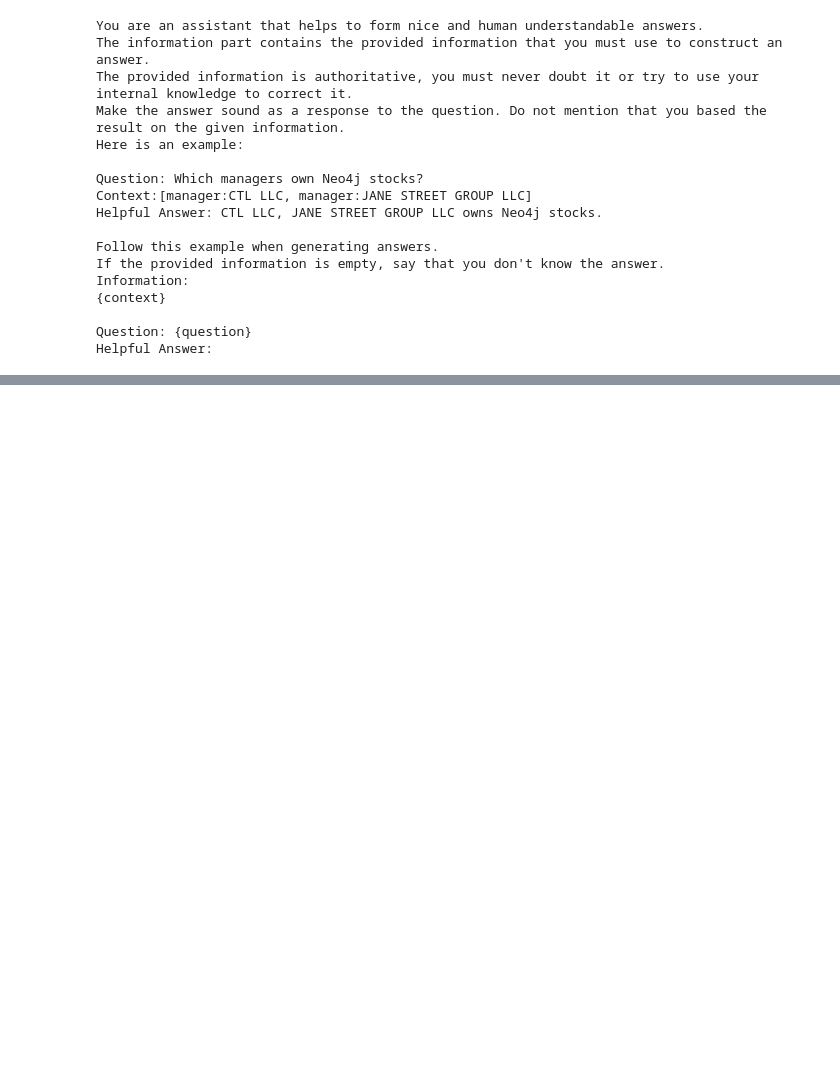
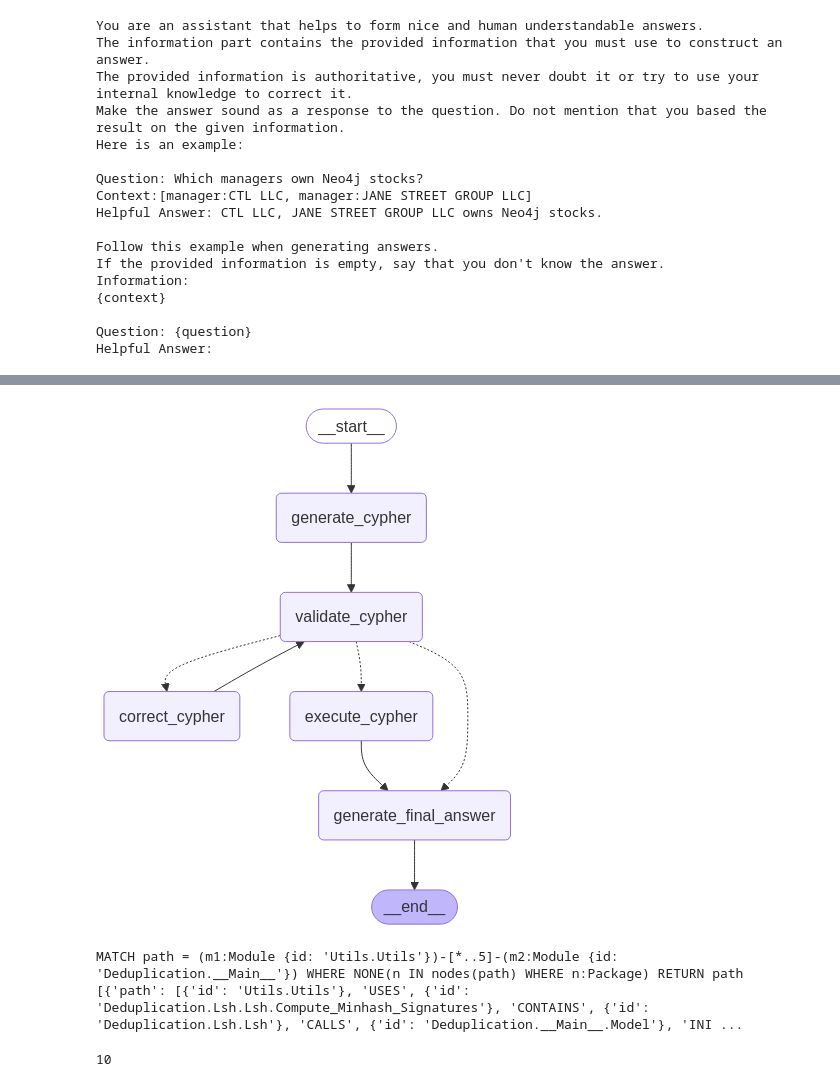
Before and after one commit to wmcgloin/Code-Analysis-Agent, a Jupyter notebook: docs/notebooks/neo4j.ipynb, the cells around one changed output, grey strips where cells are left out. Drawn from its saved outputs; the diff is of its cells as text; code cells hidden in the pictures; blank space fills up the shorter version.

```diff
--- a/docs/notebooks/neo4j.ipynb
+++ b/docs/notebooks/neo4j.ipynb
@@ -545,7 +468,7 @@ graph = Neo4jGraph(url=url, username=username, password=password)
 ## Add graphdocuments do Neo4j Database
 # %%
 # Add documents
-graph.add_graph_documents(graph_documents)
+# graph.add_graph_documents(graph_documents)
 
 
 
@@ -714,0 +1056,54 @@ Helpful Answer:
+# %%
+# def guardrails_condition(
+#     state: OverallState,
+# ) -> Literal["generate_cypher", "generate_final_answer"]:
+#     if state.get("next_action") == "end":
+#         return "generate_final_answer"
+#     elif state.get("next_action") == "movie":
+#         return "generate_cypher"
+
+
+def validate_cypher_condition(
+    state: OverallState,
+) -> Literal["generate_final_answer", "correct_cypher", "execute_cypher"]:
+    if state.get("next_action") == "end":
+        return "generate_final_answer"
+    elif state.get("next_action") == "correct_cypher":
+        return "correct_cypher"
+    elif state.get("next_action") == "execute_cypher":
+        return "execute_cypher"
+# %%
+from IPython.display import Image, display
+from langgraph.graph import END, START, StateGraph
+
+langgraph = StateGraph(OverallState, input=InputState, output=OutputState)
+# langgraph.add_node(guardrails)
+langgraph.add_node(generate_cypher)
+langgraph.add_node(validate_cypher)
+langgraph.add_node(correct_cypher)
+langgraph.add_node(execute_cypher)
+langgraph.add_node(generate_final_answer)
+
+langgraph.add_edge(START, "generate_cypher")
+# langgraph.add_conditional_edges("guardrails",guardrails_condition)
+langgraph.add_edge("generate_cypher", "validate_cypher")
+langgraph.add_conditional_edges("validate_cypher",validate_cypher_condition)
+langgraph.add_edge("execute_cypher", "generate_final_answer")
+langgraph.add_edge("correct_cypher", "validate_cypher")
+langgraph.add_edge("generate_final_answer", END)
+
+langgraph = langgraph.compile()
+
+# View
+display(Image(langgraph.get_graph().draw_mermaid_png()))
+# %% [output]
+[figure, added]
+# %%
+results = langgraph.invoke({"question": "How is the Utils.Utils module related to the Deduplicatioin.__Main__ module?"})
+# %% [output]
+MATCH path = (m1:Module {id: 'Utils.Utils'})-[*..5]-(m2:Module {id: 'Deduplication.__Main__'}) WHERE NONE(n IN nodes(path) WHERE n:Package) RETURN path
+[{'path': [{'id': 'Utils.Utils'}, 'USES', {'id': 'Deduplication.Lsh.Lsh.Compute_Minhash_Signatures'}, 'CONTAINS', {'id': 'Deduplication.Lsh.Lsh'}, 'CALLS', {'id': 'Deduplication.__Main__.Model'}, 'INI ...
+# %%
+len(results['cypher_results'])
+# %% [output]
+10
```
Also changed, not shown: parts of 39 cells of this notebook, 2 other files.
